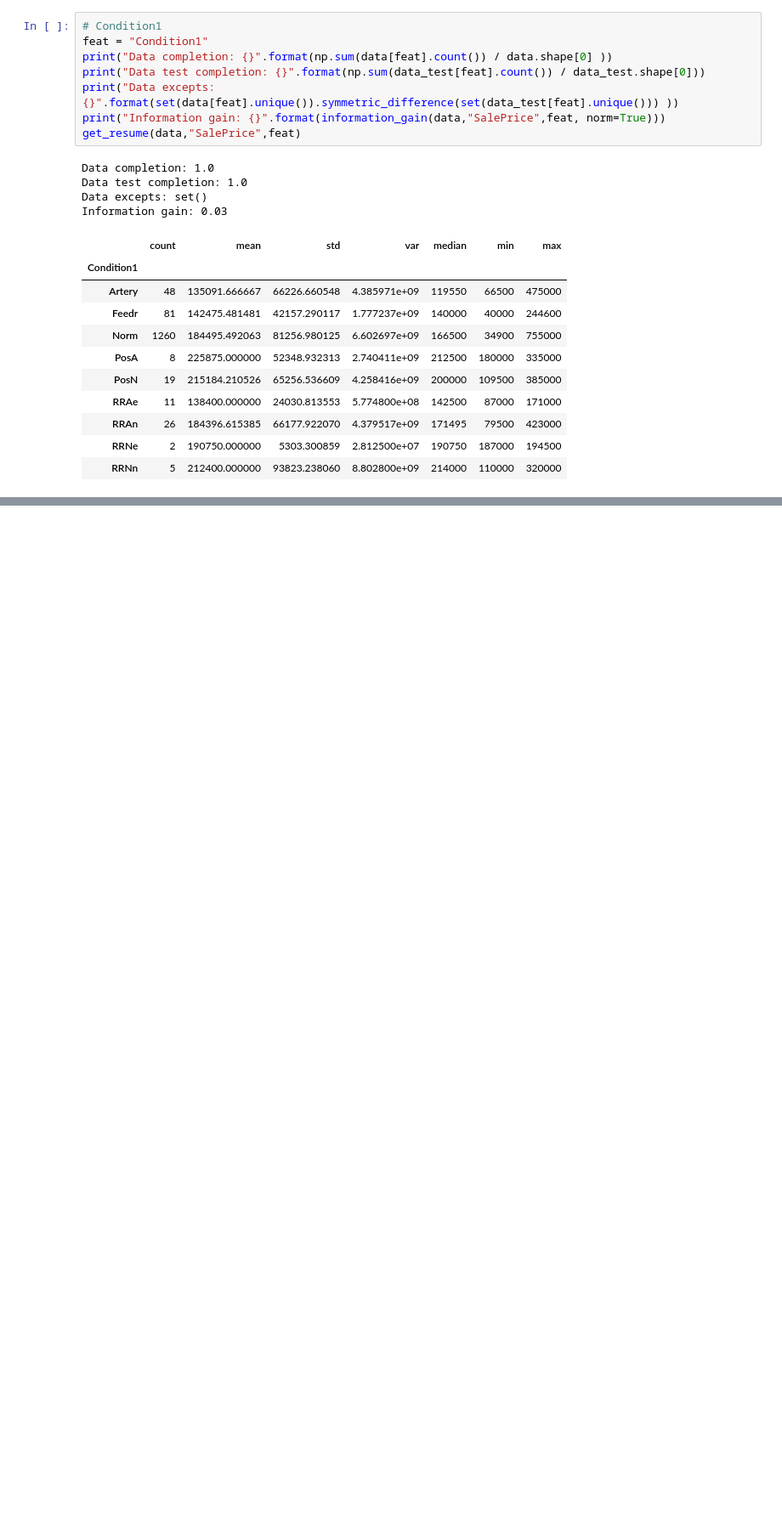
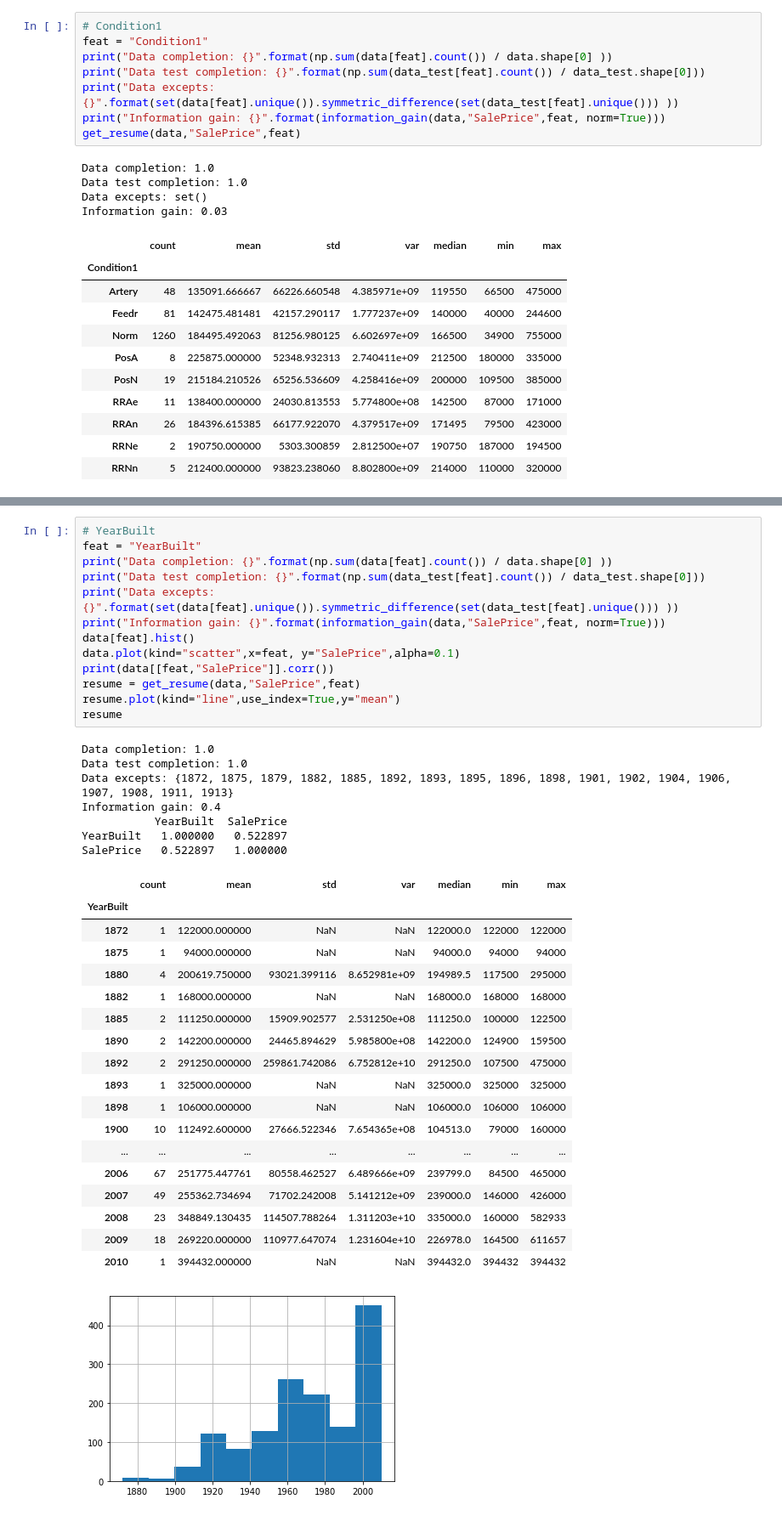
Before and after one commit to ArturoCRodriguez/kaggle_house_prices, a Jupyter notebook: house_pricing.ipynb, the cells around one changed output, grey strips where cells are left out. Shown at 85% size. Drawn from its saved outputs; the diff is of its cells as text; blank space fills up the shorter version.

```diff
--- a/house_pricing.ipynb
+++ b/house_pricing.ipynb
@@ -334,0 +468,40 @@ Information gain: 0.03
+# %%
+# YearBuilt
+feat = "YearBuilt"
+print("Data completion: {}".format(np.sum(data[feat].count()) / data.shape[0] ))
+print("Data test completion: {}".format(np.sum(data_test[feat].count()) / data_test.shape[0]))
+print("Data excepts: {}".format(set(data[feat].unique()).symmetric_difference(set(data_test[feat].unique())) ))
+print("Information gain: {}".format(information_gain(data,"SalePrice",feat, norm=True)))
+data[feat].hist()
+data.plot(kind="scatter",x=feat, y="SalePrice",alpha=0.1)
+print(data[[feat,"SalePrice"]].corr())
+resume = get_resume(data,"SalePrice",feat)
+resume.plot(kind="line",use_index=True,y="mean")
+resume
+# %% [output]
+Data completion: 1.0
+Data test completion: 1.0
+Data excepts: {1872, 1875, 1879, 1882, 1885, 1892, 1893, 1895, 1896, 1898, 1901, 1902, 1904, 1906, 1907, 1908, 1911, 1913}
+Information gain: 0.4
+           YearBuilt  SalePrice
+YearBuilt   1.000000   0.522897
+SalePrice   0.522897   1.000000
+|  | count | mean | std | var | median | min | max |
+| YearBuilt |  |  |  |  |  |  |  |
+| 1872 | 1 | 122000.000000 | NaN | NaN | 122000.0 | 122000 | 122000 |
+| 1875 | 1 | 94000.000000 | NaN | NaN | 94000.0 | 94000 | 94000 |
+| 1880 | 4 | 200619.750000 | 93021.399116 | 8.652981e+09 | 194989.5 | 117500 | 295000 |
+| 1882 | 1 | 168000.000000 | NaN | NaN | 168000.0 | 168000 | 168000 |
+| 1885 | 2 | 111250.000000 | 15909.902577 | 2.531250e+08 | 111250.0 | 100000 | 122500 |
+| 1890 | 2 | 142200.000000 | 24465.894629 | 5.985800e+08 | 142200.0 | 124900 | 159500 |
+| 1892 | 2 | 291250.000000 | 259861.742086 | 6.752812e+10 | 291250.0 | 107500 | 475000 |
+| 1893 | 1 | 325000.000000 | NaN | NaN | 325000.0 | 325000 | 325000 |
+| 1898 | 1 | 106000.000000 | NaN | NaN | 106000.0 | 106000 | 106000 |
+| 1900 | 10 | 112492.600000 | 27666.522346 | 7.654365e+08 | 104513.0 | 79000 | 160000 |
+| ... | ... | ... | ... | ... | ... | ... | ... |
+| 2006 | 67 | 251775.447761 | 80558.462527 | 6.489666e+09 | 239799.0 | 84500 | 465000 |
+| 2007 | 49 | 255362.734694 | 71702.242008 | 5.141212e+09 | 239000.0 | 146000 | 426000 |
+| 2008 | 23 | 348849.130435 | 114507.788264 | 1.311203e+10 | 335000.0 | 160000 | 582933 |
+| 2009 | 18 | 269220.000000 | 110977.647074 | 1.231604e+10 | 226978.0 | 164500 | 611657 |
+| 2010 | 1 | 394432.000000 | NaN | NaN | 394432.0 | 394432 | 394432 |
+[figure, added]
```
Also changed, not shown: parts of 15 cells of this notebook, 2 other files.
